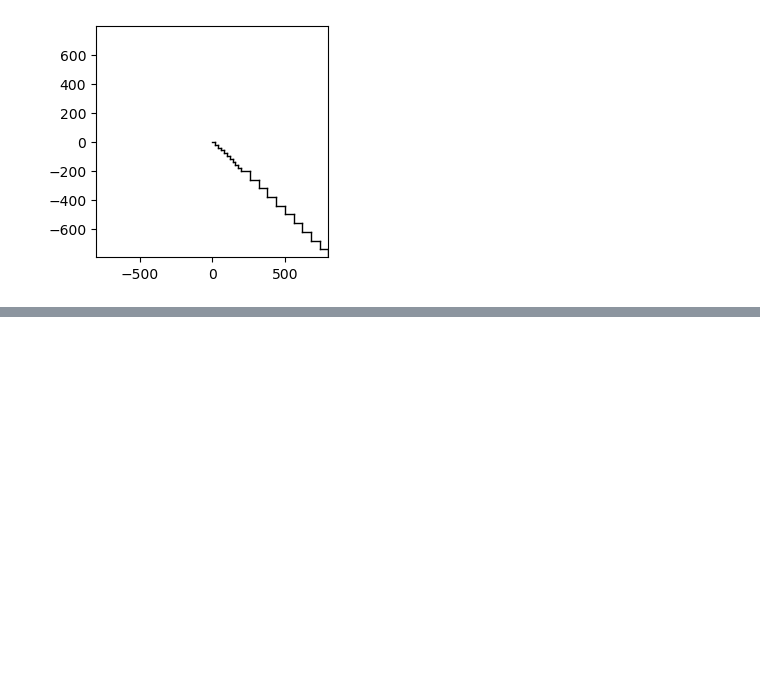
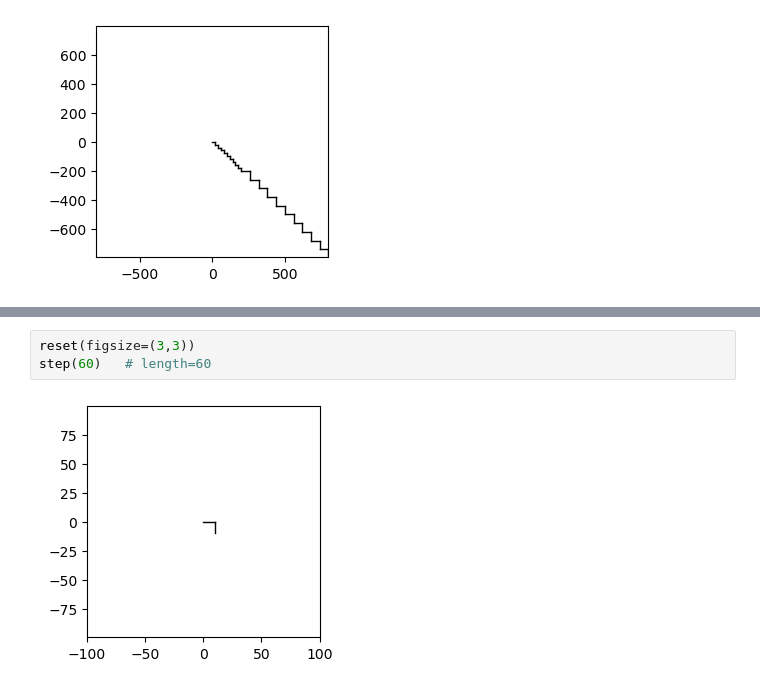
Before and after one commit to bblais/AI-and-Robotics-Fall-2023-Class-Notebooks, a Jupyter notebook: Sprint #1 - Programming and Games/2023-09-11 - First Turtle.ipynb, the cells around one changed output, grey strips where cells are left out. Drawn from its saved outputs; the diff is of its cells as text; blank space fills up the shorter version.

```diff
--- a/Sprint #1 - Programming and Games/2023-09-11 - First Turtle.ipynb
+++ b/Sprint #1 - Programming and Games/2023-09-11 - First Turtle.ipynb
@@ -97,0 +103,5 @@ for i in range(10):
+# %%
+reset(figsize=(3,3))
+step(60)   # length=60
+# %% [output]
+[figure, added]
```
Also changed, not shown: parts of 1 cell of this notebook, 27 other files.
